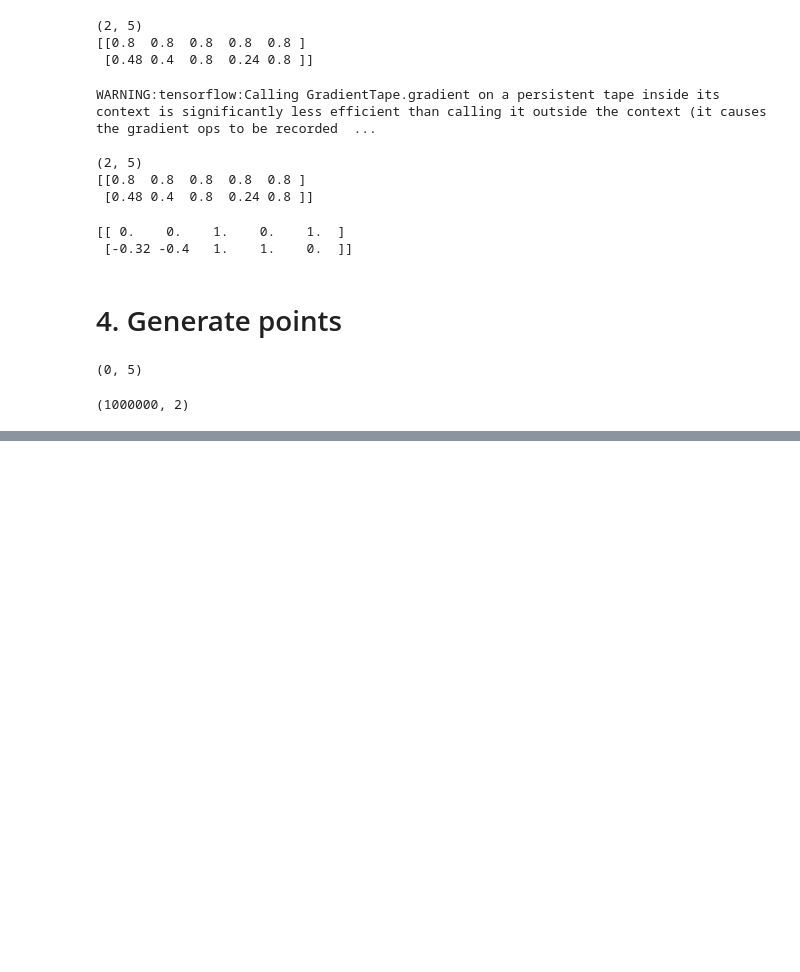
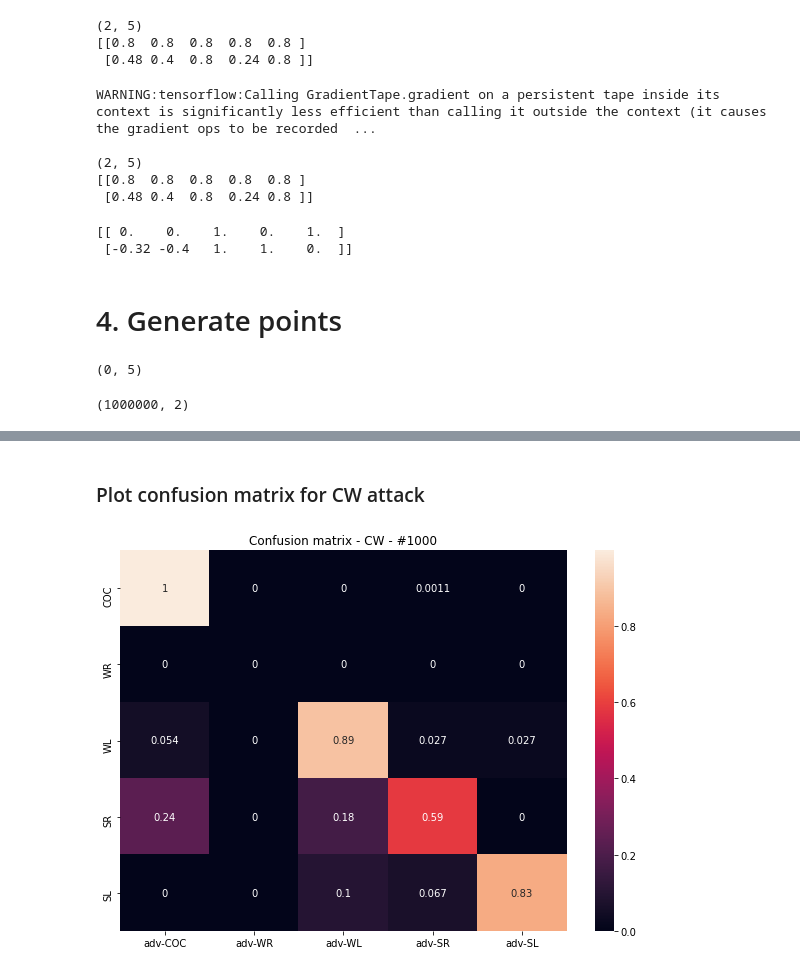
Before and after one commit to thomasghobril/adversarial-attack, a Jupyter notebook: CW_TOM.ipynb, the cells around one changed output, grey strips where cells are left out. Saved outputs shown, nothing was run; the diff lists cells and outputs as text; code cells hidden in the pictures; blank space fills up the shorter version.

Commit message:
confusion matrix

```diff
--- a/CW_TOM.ipynb
+++ b/CW_TOM.ipynb
@@ -326,0 +337,28 @@ plt.show()
+# %%
+def confusion_matrix(pred0, pred1, n_classes=5):
+    """ Create the n_classes*n_classes confusion matrix of pred1 compared to the original pred0.
+        - cmat[i,j] = nb of pts classified as i at the origin and as j after the attack """
+    cmat = np.zeros((n_classes,n_classes)).astype(int)
+    n_sample = pred0.shape[0]
+    for k in range(n_sample):
+        cmat[pred0[k],pred1[k]] += 1
+    return(cmat)
+# %%
+def norm_rows(cmat):
+    """ Normalize the lines of the confusion matrix cmat. """
+    n = cmat.shape[0]
+    ncmat = np.zeros((n,n))
+    sum_rows = np.sum(cmat_cw, axis=1)
+    for k in range(n):
+        s = sum_rows[k]
+        if s != 0:
+            ncmat[k,:] = cmat[k,:]/sum_rows[k]
+    return(ncmat)
+# %%
+# confusion matrix
+cmat_cw = confusion_matrix(original_advice, cw_advice)
+print(cmat_cw)
+
+# confusion matrix with normalized lines
+ncmat_cw = norm_rows(cmat_cw)
+print(ncmat_cw)
@@ -326,0 +395,15 @@ plt.show()
+# %%
+# confusion matrix plot legend
+index0 = ["COC","WR","WL","SR","SL"]
+index1 = ["adv-COC","adv-WR","adv-WL","adv-SR","adv-SL"]
+# %% [markdown]
+### Plot confusion matrix for CW attack
+# %%
+df_cmat = pd.DataFrame(ncmat_cw, index = index0, columns = index1)
+
+plt.figure(figsize = (10,7))
+sn.heatmap(df_cmat, annot=True)
+plt.title("Confusion matrix - CW - #{0}".format(1000))
+plt.show()
+# %% [output]
+[figure, added]
```
Also changed, not shown: parts of 24 cells of this notebook.
